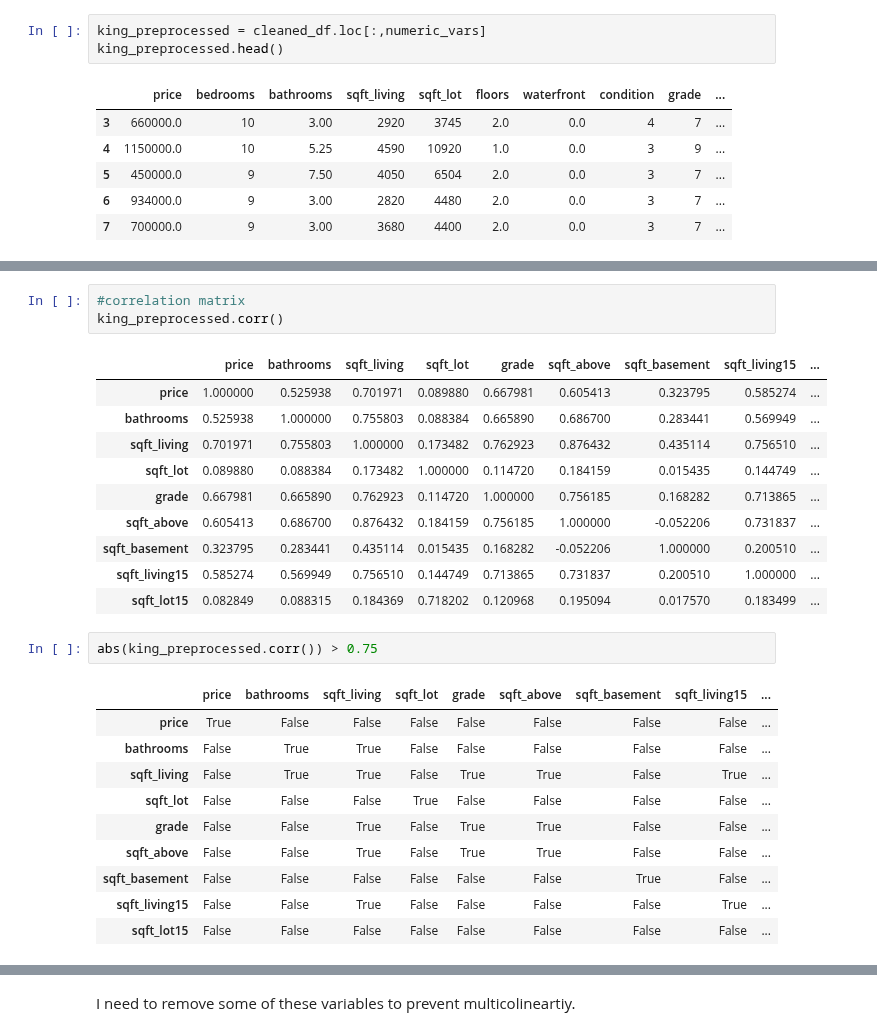
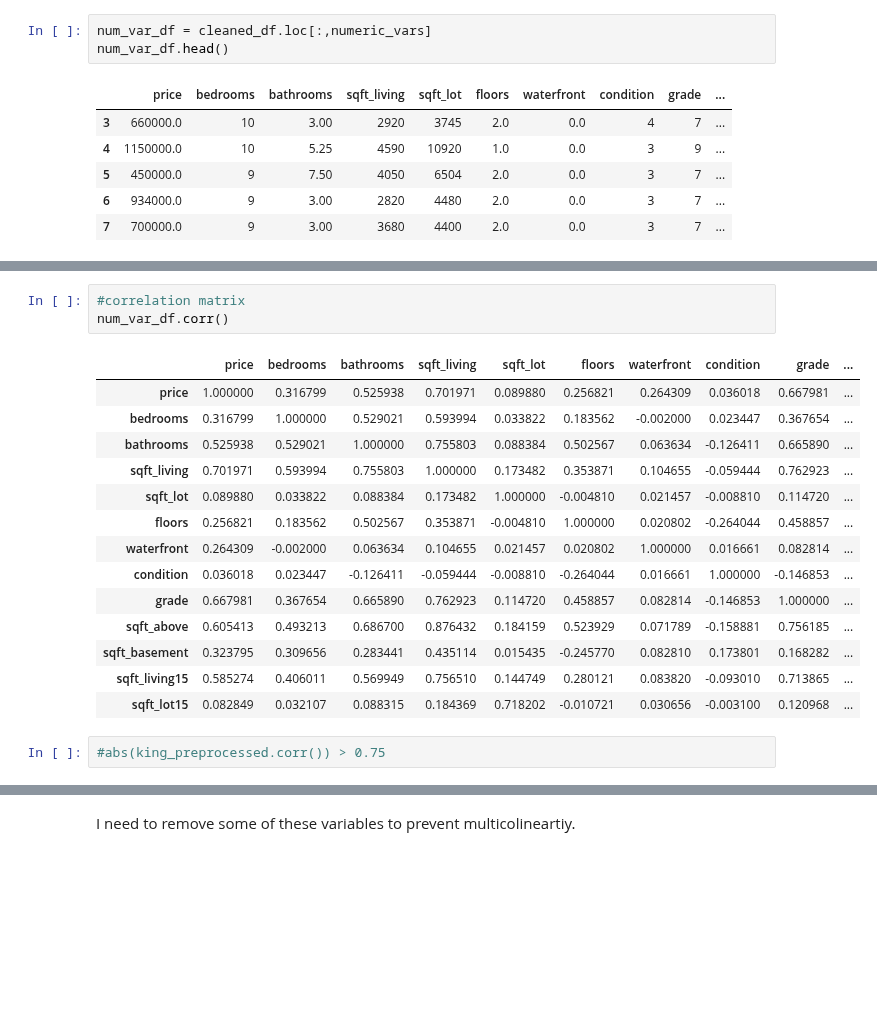
Before and after one commit to jxn628/dsc-home-price-analysis, a Jupyter notebook: student.ipynb, the cells around one changed output, grey strips where cells are left out. Cells and saved outputs as stored; diff of their text form; blank space fills up the shorter version.

```diff
--- a/student.ipynb
+++ b/student.ipynb
@@ -589,6 +458,6 @@ numeric_vars
 # %%
-king_preprocessed = cleaned_df.loc[:,numeric_vars]
-king_preprocessed.head()
+num_var_df = cleaned_df.loc[:,numeric_vars]
+num_var_df.head()
 # %% [output]
 |  | price | bedrooms | bathrooms | sqft_living | sqft_lot | floors | waterfront | condition | grade | ... |
 | 3 | 660000.0 | 10 | 3.00 | 2920 | 3745 | 2.0 | 0.0 | 4 | 7 | ... |
@@ -604,28 +471,21 @@ pd.plotting.scatter_matrix(king_preprocessed, figsize=[20, 20]);
 # %%
 #correlation matrix
-king_preprocessed.corr()
+num_var_df.corr()
 # %% [output]
-|  | price | bathrooms | sqft_living | sqft_lot | grade | sqft_above | sqft_basement | sqft_living15 | ... |
-| price | 1.000000 | 0.525938 | 0.701971 | 0.089880 | 0.667981 | 0.605413 | 0.323795 | 0.585274 | ... |
-| bathrooms | 0.525938 | 1.000000 | 0.755803 | 0.088384 | 0.665890 | 0.686700 | 0.283441 | 0.569949 | ... |
-| sqft_living | 0.701971 | 0.755803 | 1.000000 | 0.173482 | 0.762923 | 0.876432 | 0.435114 | 0.756510 | ... |
-| sqft_lot | 0.089880 | 0.088384 | 0.173482 | 1.000000 | 0.114720 | 0.184159 | 0.015435 | 0.144749 | ... |
-| grade | 0.667981 | 0.665890 | 0.762923 | 0.114720 | 1.000000 | 0.756185 | 0.168282 | 0.713865 | ... |
-| sqft_above | 0.605413 | 0.686700 | 0.876432 | 0.184159 | 0.756185 | 1.000000 | -0.052206 | 0.731837 | ... |
-| sqft_basement | 0.323795 | 0.283441 | 0.435114 | 0.015435 | 0.168282 | -0.052206 | 1.000000 | 0.200510 | ... |
-| sqft_living15 | 0.585274 | 0.569949 | 0.756510 | 0.144749 | 0.713865 | 0.731837 | 0.200510 | 1.000000 | ... |
-| sqft_lot15 | 0.082849 | 0.088315 | 0.184369 | 0.718202 | 0.120968 | 0.195094 | 0.017570 | 0.183499 | ... |
+|  | price | bedrooms | bathrooms | sqft_living | sqft_lot | floors | waterfront | condition | grade | ... |
+| price | 1.000000 | 0.316799 | 0.525938 | 0.701971 | 0.089880 | 0.256821 | 0.264309 | 0.036018 | 0.667981 | ... |
+| bedrooms | 0.316799 | 1.000000 | 0.529021 | 0.593994 | 0.033822 | 0.183562 | -0.002000 | 0.023447 | 0.367654 | ... |
+| bathrooms | 0.525938 | 0.529021 | 1.000000 | 0.755803 | 0.088384 | 0.502567 | 0.063634 | -0.126411 | 0.665890 | ... |
+| sqft_living | 0.701971 | 0.593994 | 0.755803 | 1.000000 | 0.173482 | 0.353871 | 0.104655 | -0.059444 | 0.762923 | ... |
+| sqft_lot | 0.089880 | 0.033822 | 0.088384 | 0.173482 | 1.000000 | -0.004810 | 0.021457 | -0.008810 | 0.114720 | ... |
+| floors | 0.256821 | 0.183562 | 0.502567 | 0.353871 | -0.004810 | 1.000000 | 0.020802 | -0.264044 | 0.458857 | ... |
+| waterfront | 0.264309 | -0.002000 | 0.063634 | 0.104655 | 0.021457 | 0.020802 | 1.000000 | 0.016661 | 0.082814 | ... |
+| condition | 0.036018 | 0.023447 | -0.126411 | -0.059444 | -0.008810 | -0.264044 | 0.016661 | 1.000000 | -0.146853 | ... |
+| grade | 0.667981 | 0.367654 | 0.665890 | 0.762923 | 0.114720 | 0.458857 | 0.082814 | -0.146853 | 1.000000 | ... |
+| sqft_above | 0.605413 | 0.493213 | 0.686700 | 0.876432 | 0.184159 | 0.523929 | 0.071789 | -0.158881 | 0.756185 | ... |
+| sqft_basement | 0.323795 | 0.309656 | 0.283441 | 0.435114 | 0.015435 | -0.245770 | 0.082810 | 0.173801 | 0.168282 | ... |
+| sqft_living15 | 0.585274 | 0.406011 | 0.569949 | 0.756510 | 0.144749 | 0.280121 | 0.083820 | -0.093010 | 0.713865 | ... |
+| sqft_lot15 | 0.082849 | 0.032107 | 0.088315 | 0.184369 | 0.718202 | -0.010721 | 0.030656 | -0.003100 | 0.120968 | ... |
 # %%
-abs(king_preprocessed.corr()) > 0.75
+#abs(king_preprocessed.corr()) > 0.75
-# %% [output]
-|  | price | bathrooms | sqft_living | sqft_lot | grade | sqft_above | sqft_basement | sqft_living15 | ... |
-| price | True | False | False | False | False | False | False | False | ... |
-| bathrooms | False | True | True | False | False | False | False | False | ... |
-| sqft_living | False | True | True | False | True | True | False | True | ... |
-| sqft_lot | False | False | False | True | False | False | False | False | ... |
-| grade | False | False | True | False | True | True | False | False | ... |
-| sqft_above | False | False | True | False | True | True | False | False | ... |
-| sqft_basement | False | False | False | False | False | False | True | False | ... |
-| sqft_living15 | False | False | True | False | False | False | False | True | ... |
-| sqft_lot15 | False | False | False | False | False | False | False | False | ... |
 # %%
```
Also changed, not shown: parts of 93 cells of this notebook.
